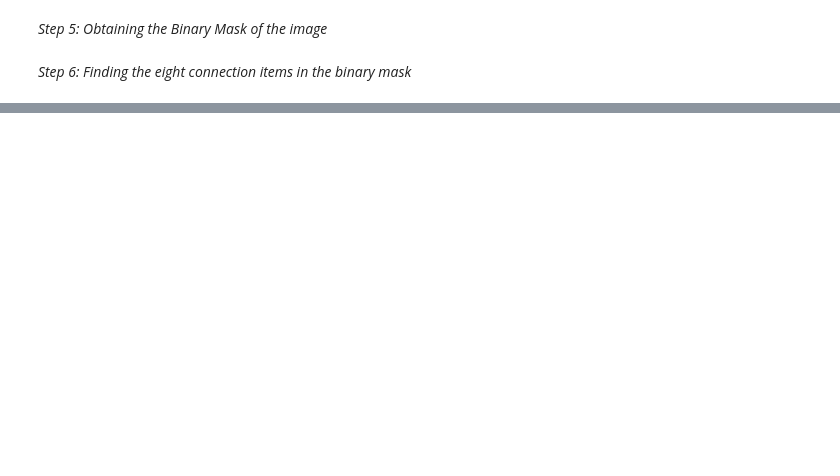
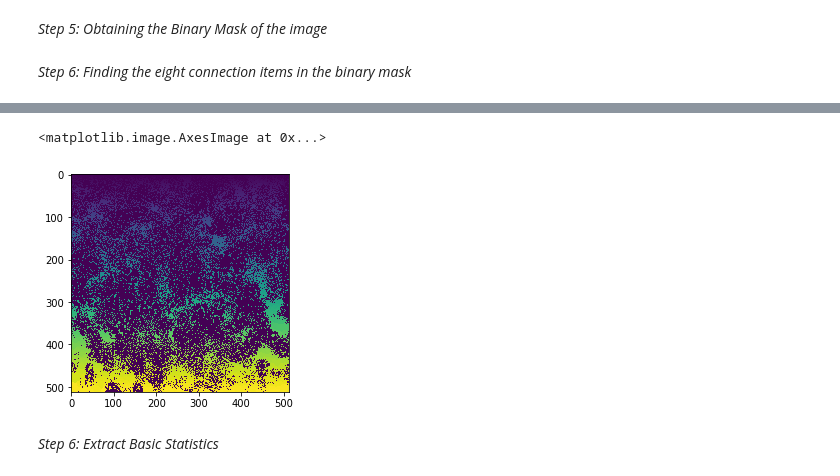
Before and after one commit to hhelmbre/Rockstar-Lifestyle, a Jupyter notebook: examples/Object-Statistics.ipynb, the cells around one changed output, grey strips where cells are left out. Saved outputs shown, nothing was run; the diff lists cells and outputs as text; code cells hidden in the pictures; blank space fills up the shorter version.

```diff
--- a/examples/Object-Statistics.ipynb
+++ b/examples/Object-Statistics.ipynb
@@ -68,0 +89,15 @@ plt.imshow(binary_adaptive, cmap='gray', interpolation='nearest')
+# %%
+distance = ndimage.distance_transform_edt(binary_adaptive)
+local_maxi = peak_local_max(distance, indices=False, footprint=np.ones((3, 3)), labels=binary_adaptive)
+# %%
+markers = morphology.label(local_maxi)
+markers[~binary_adaptive] = -1
+# %%
+labels_rw_adaptive = segmentation.random_walker(binary_adaptive, markers)
+# %%
+plt.imshow(labels_rw_adaptive)
+# %% [output]
+<matplotlib.image.AxesImage at 0x...>
+[figure, added]
+# %% [markdown]
+*Step 6: Extract Basic Statistics*
```
Also changed, not shown: parts of 21 cells of this notebook.
